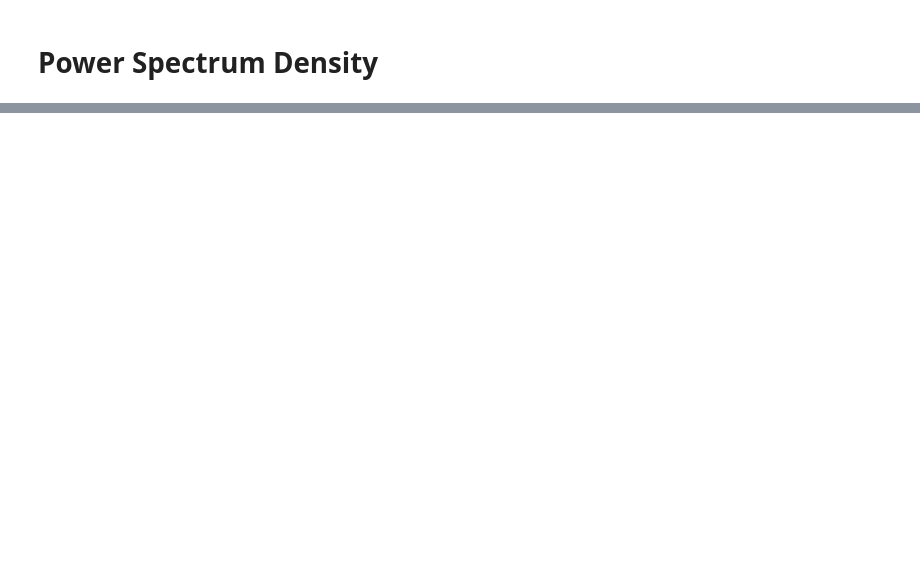
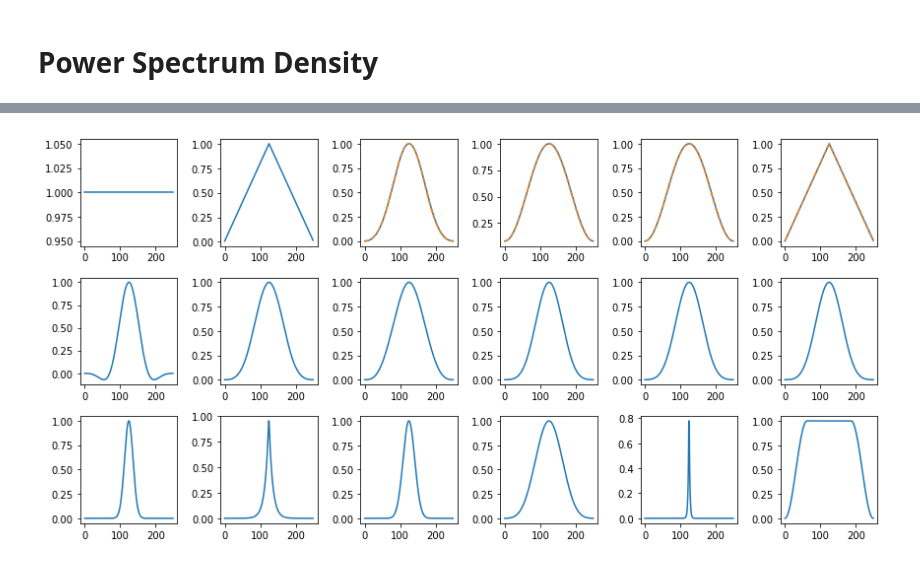
Before and after one commit to carlosuxyz/test, a Jupyter notebook: python/test psd.ipynb, the cells around one changed output, grey strips where cells are left out. Cells and saved outputs as stored; diff of their text form; code cells hidden in the pictures; blank space fills up the shorter version.

```diff
--- a/python/test psd.ipynb
+++ b/python/test psd.ipynb
@@ -46,0 +30,95 @@ SyntaxError: invalid syntax (<ipython-input-38-4237127bb499>, line 1)
+# %%
+nperseg_num = np.array([round(N/2), round(N/12)])
+noverlap_num = nperseg_num/2
+
+win001 = signal.get_window('boxcar', nperseg_num[0])
+win002 = signal.get_window('triang', nperseg_num[0])
+win003 = signal.get_window('blackman', nperseg_num[0])
+win004 = signal.get_window('hamming', nperseg_num[0])
+win005 = signal.get_window('hann', nperseg_num[0])
+win006 = signal.get_window('bartlett', nperseg_num[0])
+win007 = signal.get_window('flattop', nperseg_num[0])
+win008 = signal.get_window('parzen', nperseg_num[0])
+win009 = signal.get_window('bohman', nperseg_num[0])
+win010 = signal.get_window('blackmanharris', nperseg_num[0])
+win011 = signal.get_window('nuttall', nperseg_num[0])
+win012 = signal.kaiser(nperseg_num[0], beta=12)
+win013 = signal.gaussian(nperseg_num[0], std=12)
+win014 = signal.general_gaussian(nperseg_num[0], p=0.5, sig=5)
+win015 = signal.slepian(nperseg_num[0], width=0.3)
+win016 = signal.chebwin(nperseg_num[0], at=100)
+win017 = signal.exponential(nperseg_num[0], tau=2)
+win018 = signal.tukey(nperseg_num[0])
+win019 = np.hamming(nperseg_num[0])
+win020 = np.hanning(nperseg_num[0])
+win021 = np.bartlett(nperseg_num[0])
+win022 = np.blackman(nperseg_num[0])
+
+win101 = signal.get_window('boxcar', nperseg_num[1])
+win102 = signal.get_window('triang', nperseg_num[1])
+win103 = signal.get_window('blackman', nperseg_num[1])
+win104 = signal.get_window('hamming', nperseg_num[1])
+win105 = signal.get_window('hann', nperseg_num[1])
+win106 = signal.get_window('bartlett', nperseg_num[1])
+win107 = signal.get_window('flattop', nperseg_num[1])
+win108 = signal.get_window('parzen', nperseg_num[1])
+win109 = signal.get_window('bohman', nperseg_num[1])
+win110 = signal.get_window('blackmanharris', nperseg_num[1])
+win111 = signal.get_window('nuttall', nperseg_num[1])
+win112 = signal.kaiser(nperseg_num[1], beta=12)
+win113 = signal.gaussian(nperseg_num[1], std=12)
+win114 = signal.general_gaussian(nperseg_num[1], p=0.5, sig=5)
+win115 = signal.slepian(nperseg_num[1], width=0.3)
+win116 = signal.chebwin(nperseg_num[1], at=100)
+win117 = signal.exponential(nperseg_num[1], tau=2)
+win118 = signal.tukey(nperseg_num[1])
+win119 = np.hamming(nperseg_num[1])
+win120 = np.hanning(nperseg_num[1])
+win121 = np.bartlett(nperseg_num[1])
+win122 = np.blackman(nperseg_num[1])
+
+plt.figure(figsize=[12,6])
+plt.subplot(3,6,1)
+plt.plot(win001)
+plt.subplot(3,6,2)
+plt.plot(win002)
+plt.subplot(3,6,3)
+plt.plot(win003)
+plt.plot(win022, '--')
+plt.subplot(3,6,4)
+plt.plot(win004)
+plt.plot(win019, '--')
+plt.subplot(3,6,5)
+plt.plot(win005)
+plt.plot(win020, '--')
+plt.subplot(3,6,6)
+plt.plot(win006)
+plt.plot(win021, '--')
+plt.subplot(3,6,7)
+plt.plot(win007)
+plt.subplot(3,6,8)
+plt.plot(win008)
+plt.subplot(3,6,9)
+plt.plot(win009)
+plt.subplot(3,6,10)
+plt.plot(win010)
+plt.subplot(3,6,11)
+plt.plot(win011)
+plt.subplot(3,6,12)
+plt.plot(win012)
+plt.subplot(3,6,13)
+plt.plot(win013)
+plt.subplot(3,6,14)
+plt.plot(win014)
+plt.subplot(3,6,15)
+plt.plot(win015)
+plt.subplot(3,6,16)
+plt.plot(win016)
+plt.subplot(3,6,17)
+plt.plot(win017)
+plt.subplot(3,6,18)
+plt.plot(win018)
+
+plt.tight_layout()
+# %% [output]
+[figure, added]
```
Also changed, not shown: parts of 8 cells of this notebook.
